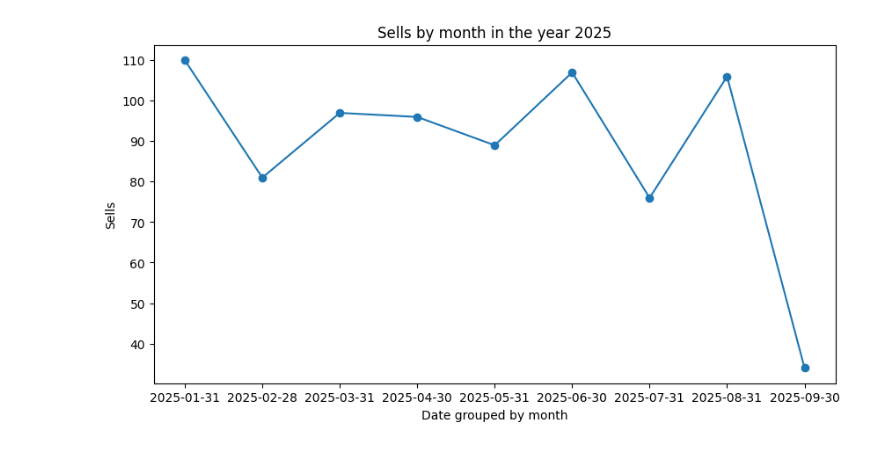
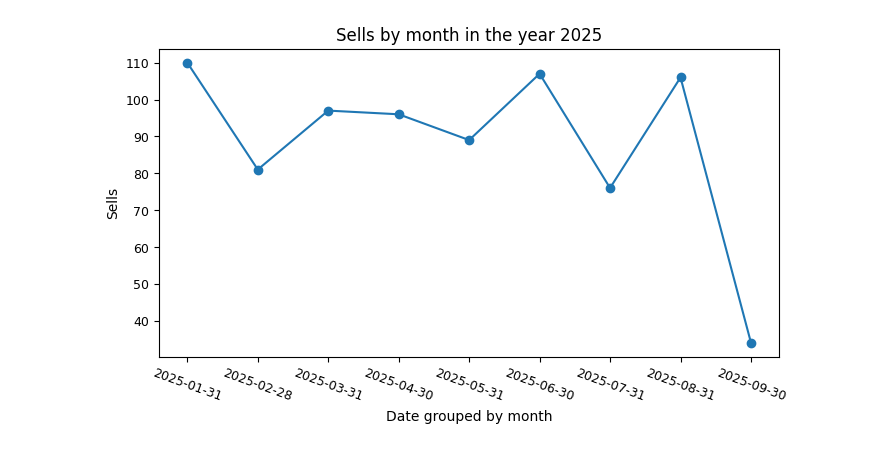
Before and after one commit to 317745/ETL_LAB-6, a Jupyter notebook: EDA.ipynb, the cells around one changed output. Cells and saved outputs as stored; diff of their text form; code cells hidden in the pictures.

```diff
--- a/EDA.ipynb
+++ b/EDA.ipynb
@@ -55,20 +71,20 @@ df['purchase_date'] = pd.to_datetime(df['purchase_date'], format = "%Y-%m-%d")
 # %%
 valuesAmount = df['amount'].value_counts(dropna = False).reset_index()
 valuesAmount.columns = ['Amount', 'Count']
-valuesAmount.sort_values(by=['Count'])
+valuesAmount = valuesAmount.sort_values(by=['Count'], ascending=False)
 
-valuesCostumerID = df['customer_id'].value_counts(dropna = False).reset_index()
-valuesCostumerID.columns = ['Customer_id', 'Count']
-valuesCostumerID.sort_values(by=['Count'])
+valuesCustomerID = df['customer_id'].value_counts(dropna = False).reset_index()
+valuesCustomerID.columns = ['Customer_id', 'Count']
+valuesCustomerID = valuesCustomerID.sort_values(by=['Count'], ascending=False)
 
 valuesID = df['id'].value_counts(dropna = False).reset_index()
 valuesID.columns = ['ID', 'Count']
-valuesID.sort_values(by=['Count'])
+valuesID = valuesID.sort_values(by=['Count'], ascending=False)
 
 valuesProductsCategory = df['product_category'].value_counts(dropna = False).reset_index()
 valuesProductsCategory.columns = ['Product_category', 'Count']
-valuesProductsCategory.sort_values(by=['Count'])
+valuesProductsCategory = valuesProductsCategory.sort_values(by=['Count'], ascending=False)
 
 valuesPurchaseDate = df['purchase_date'].value_counts(dropna = False).reset_index()
 valuesPurchaseDate.columns = ['Purchase_date', 'Count']
-valuesPurchaseDate.sort_values(by=['Count'])
+valuesPurchaseDate = valuesPurchaseDate.sort_values(by=['Count'], ascending=False)
@@ -115,12 +108,14 @@ plt.show()
 # %%
 dateGroupedMonth = valuesPurchaseDate.groupby(pd.Grouper(key='Purchase_date', freq='ME')).sum().reset_index()
 
-fig, ax = plt.subplots(figsize=(10, 5))
+fig, ax = plt.subplots(figsize = (8, 4))
 ax.scatter(dateGroupedMonth['Purchase_date'].astype(str), dateGroupedMonth['Count'])
 ax.plot(dateGroupedMonth['Purchase_date'].astype(str), dateGroupedMonth['Count'])
 ax.set_ylabel('Sells')
 ax.set_xlabel('Date grouped by month')
 ax.set_title('Sells by month in the year 2025')
+plt.xticks(fontsize = 9, rotation = -20)
+plt.yticks(fontsize = 9, rotation = 0)
 plt.show()
 # %% [output]
-[figure, old version]
+[figure, new version]
```
Also changed, not shown: parts of 7 cells of this notebook, 1 other file.
